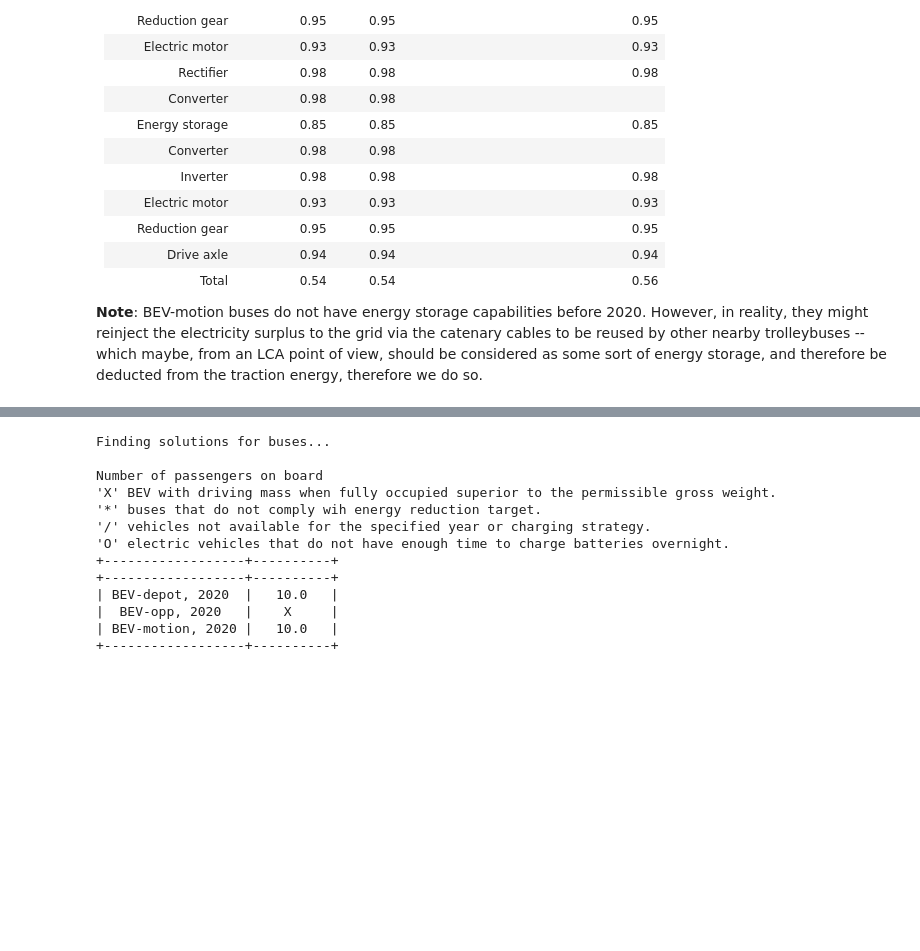
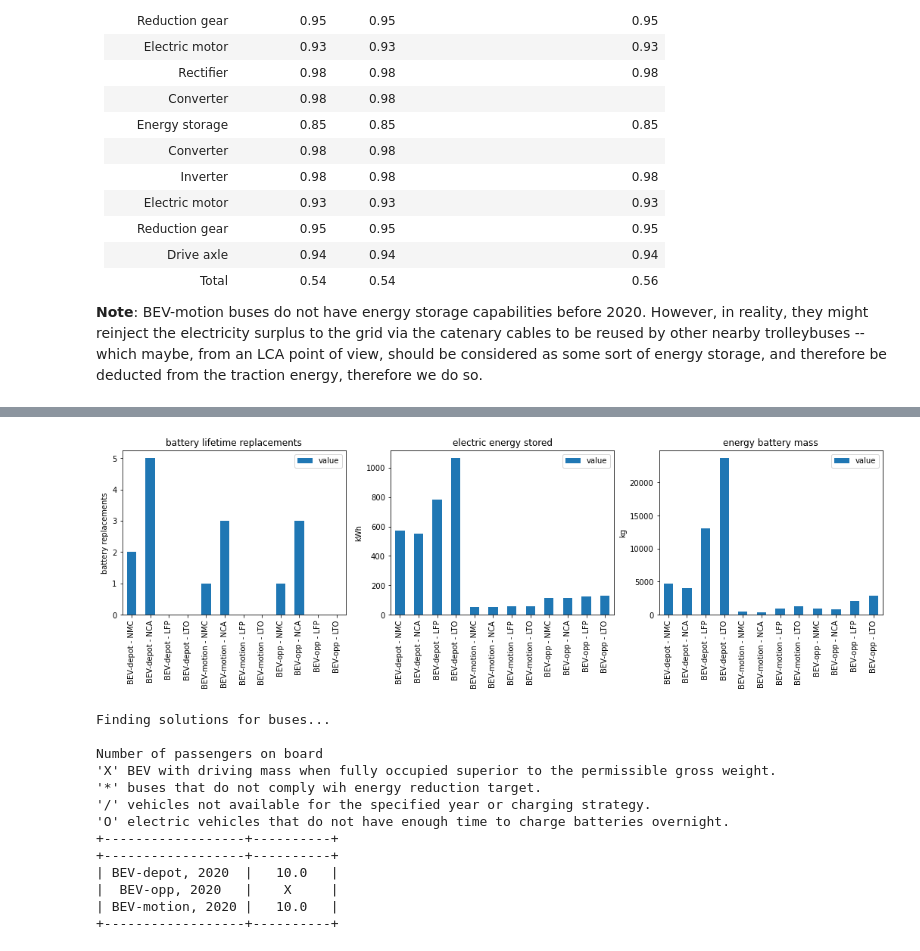
Before and after one commit to romainsacchi/carculator_bus, a Jupyter notebook: examples/buses.ipynb, the cells around one changed output, grey strips where cells are left out. Saved outputs shown, nothing was run; the diff lists cells and outputs as text; code cells hidden in the pictures; blank space fills up the shorter version.

```diff
--- a/examples/buses.ipynb
+++ b/examples/buses.ipynb
@@ -833,3 +915,26 @@ Sizing factor|2|1.8|1.66|1.5
+# %%
+df = pd.DataFrame(l_res, columns=["powertrain", "chemistry", "parameter", "value"]).groupby("parameter")
+# %%
+import matplotlib.pyplot as plt
+fig, axs = plt.subplots(figsize=(18,4),
+                        nrows=1, ncols=3,     # fix as above
+                        gridspec_kw=dict(hspace=0.4)) # Much control of gridspec
+
+targets = zip(df.groups.keys(), axs.flatten())
+for i, (key, ax) in enumerate(targets):
+    df.get_group(key).sort_values(by="powertrain").plot(ax=ax, kind="bar")
+    i = df.get_group(key).sort_values(by="powertrain")["powertrain"] + " - " + df.get_group(key).sort_values(by="powertrain")["chemistry"]
+    ax.set_xticklabels(i)
+    ax.set_title(key)
+ax.legend()
+
+axs[0].set_ylabel("battery replacements")
+axs[1].set_ylabel("kWh")
+axs[2].set_ylabel("kg")
+plt.tight_layout()
+plt.show()
+# %% [output]
+[figure, added]
 # %%
 import pandas as pd
 from carculator_bus import *
```
Also changed, not shown: parts of 5 cells of this notebook, 5 other files.
